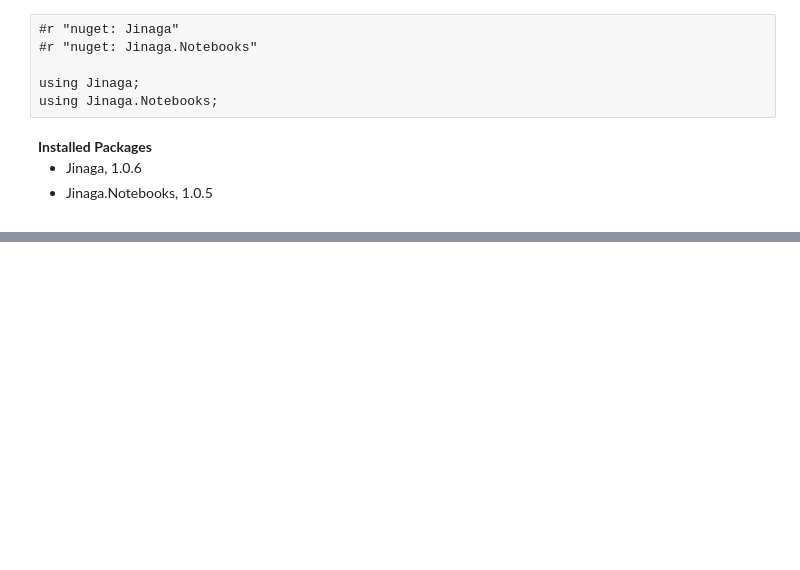
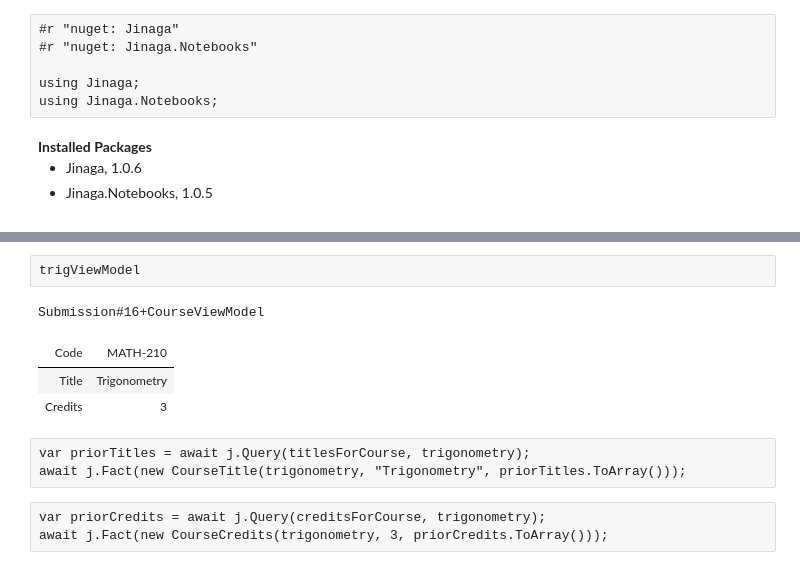
Before and after one commit to michaellperry/Immutability, a Jupyter notebook: Demo.ipynb, the cells around one changed output, grey strips where cells are left out. Cells and saved outputs as stored; diff of their text form; blank space fills up the shorter version.

Commit message:
Project into view model

```diff
--- a/Demo.ipynb
+++ b/Demo.ipynb
@@ -182,3 +211,16 @@ j.RenderFacts(trigonometry, trigonometryTitle, trigTitle, otherTitle)
+# %%
+trigViewModel
+# %% [output]
+Submission#16+CourseViewModel
+| Code | MATH-210 |
+| Title | Trigonometry |
+| Credits | 3 |
+# %%
+var priorTitles = await j.Query(titlesForCourse, trigonometry);
+await j.Fact(new CourseTitle(trigonometry, "Trigonometry", priorTitles.ToArray()));
+# %%
+var priorCredits = await j.Query(creditsForCourse, trigonometry);
+await j.Fact(new CourseCredits(trigonometry, 3, priorCredits.ToArray()));
 # %%
 var coursesAtInstitution = Given<Institution>.Match((institution, facts) =>
   from course in facts.OfType<Course>()
```
Also changed, not shown: parts of 3 cells of this notebook, 1 other file.
